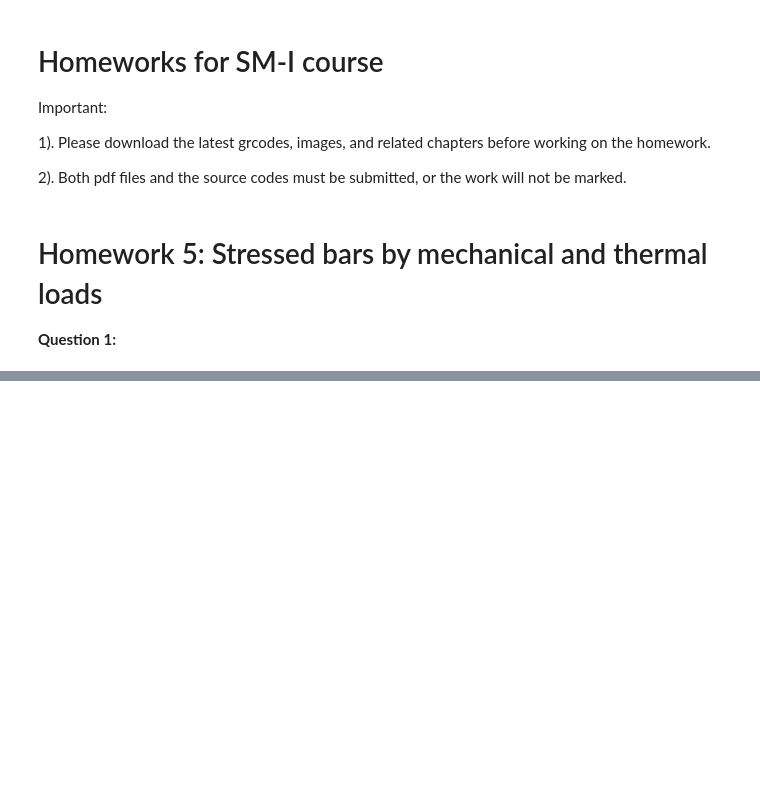
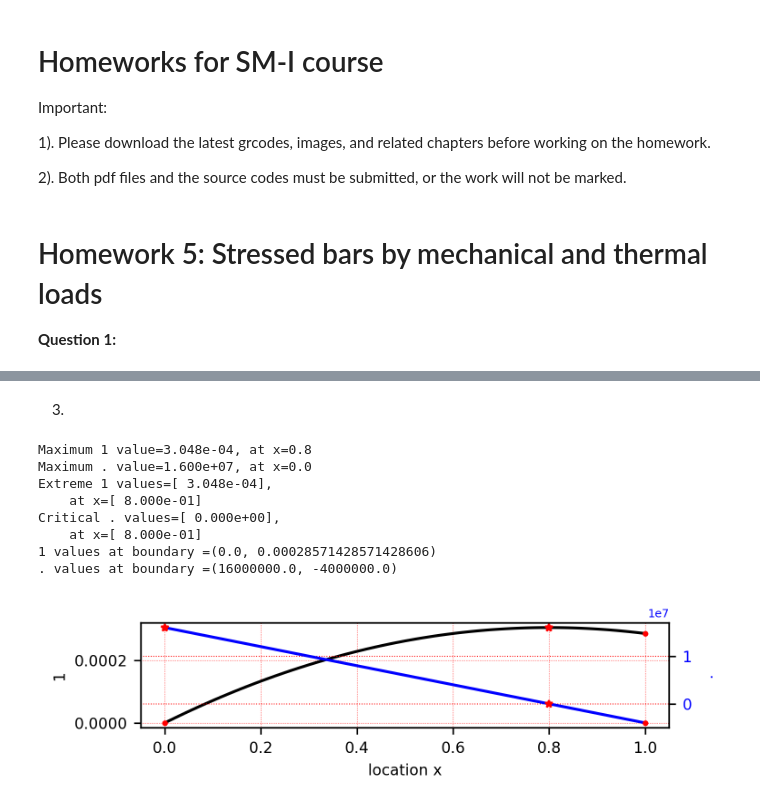
Before and after one commit to kavourbm/Solid-Mechanics-I, a Jupyter notebook: HW5.ipynb, the cells around one changed output, grey strips where cells are left out. Saved outputs shown, nothing was run; the diff lists cells and outputs as text; code cells hidden in the pictures; blank space fills up the shorter version.

```diff
--- a/HW5.ipynb
+++ b/HW5.ipynb
@@ -23,0 +74,9 @@ Consider a uniform bar with cross-section area of $A$, and length $l$ made of li
+# %%
+E, A, l = symbols('E, A, l', nonnegative=True)   #l: length of the bar
+x, q, f = symbols('x, q, f')
+
+u = ((f*x)/(A*E))+((q*l*x)/(A*E))-((q*(x**2))/(2*A*E)), (f/(A))+((q*l)/(A))-((q*x)/(A))
+# %%
+usubs=[u[i].subs({E:2.1*(10**10),A:250*(10**-6),l:0.5,q:5000,f:1500}) for i in range(len(u))]
+# %% [markdown]
+3.
@@ -24,3 +161,17 @@ Consider a uniform bar with cross-section area of $A$, and length $l$ made of li
+# %%
+plot2curveS(usubs, title="1.3")           # ux: solution from method 1
+#plt.savefig('images/beam_cq.png', dpi=500)  # save the plot to a file
+plt.show()
+# %% [output]
+Maximum 1 value=3.048e-04, at x=0.8
+Maximum . value=1.600e+07, at x=0.0
+Extreme 1 values=[ 3.048e-04],
+    at x=[ 8.000e-01]
+Critical . values=[ 0.000e+00],
+    at x=[ 8.000e-01]
+1 values at boundary =(0.0, 0.00028571428571428606)
+. values at boundary =(16000000.0, -4000000.0)
+[figure, added]
 # %% [markdown]
 **Question 2:**
 
```
Also changed, not shown: parts of 26 cells of this notebook, 2 other files.
